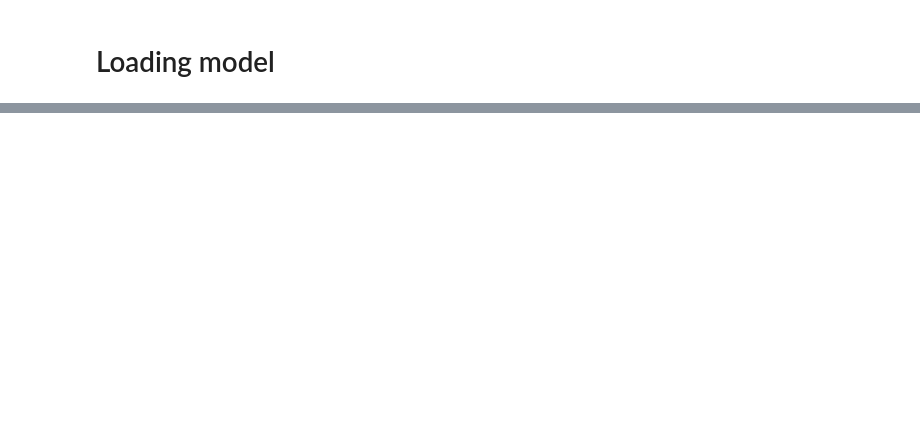
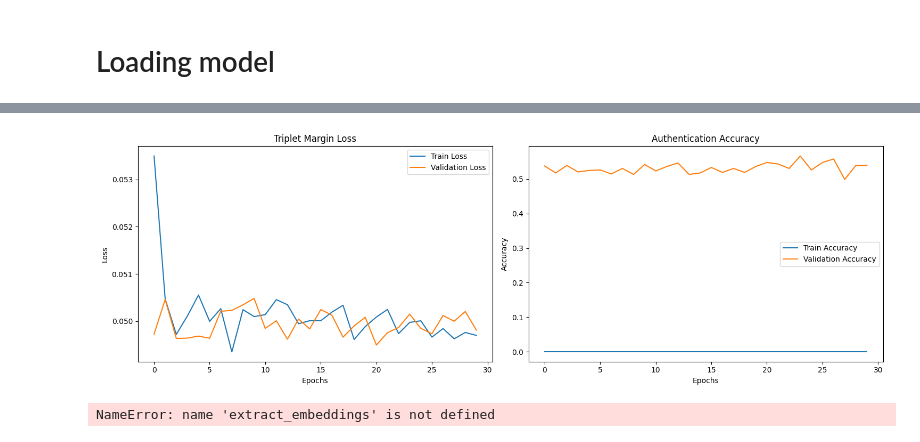
Before and after one commit to KN-Neuron/NeuroGuard-AI, a Jupyter notebook: notebooks/Barbara_Dereń/EEGNet1.ipynb, the cells around one changed output, grey strips where cells are left out. Cells and saved outputs as stored; diff of their text form; code cells hidden in the pictures; blank space fills up the shorter version.

```diff
--- a/notebooks/Barbara_Dereń/EEGNet1.ipynb
+++ b/notebooks/Barbara_Dereń/EEGNet1.ipynb
@@ -298,18 +236,13 @@ num_channels = NUM_OF_ELECTRODES
 num_samples = eeg_df['epoch'].iloc[0].shape[1]
 embedding_size = 32
 # %%
-model = load_model(EEGNet, "/eeg_lib/pipelines/saved_models/eegnet_triplet.pt", num_channels=num_channels, num_samples=num_samples, embedding_size=embedding_size, device="cpu")
+eegnet_model = EEGNet(num_channels, num_samples, embedding_size)
+
+triplet_loss = torch.nn.TripletMarginLoss(margin=0.05)
+eegnet_optimizer = torch.optim.Adam(eegnet_model.parameters(), lr=1e-3)
+
+num_epochs = 30
+eegnet_history = {'train_loss': [], 'val_loss': [], 'train_acc': [], 'val_acc': []}
 # %%
-eegnet_embeddings = []
-user_ids = []
-
-with torch.no_grad():
-    for X, user_id in eegnet_loaders['classification']['test']:
-        embeddings = model(X).cpu().numpy()
-        eegnet_embeddings.append(embeddings)
-        user_ids.append(user_id.numpy())
-
-eegnet_embeddings = np.vstack(eegnet_embeddings)
-user_ids = np.concatenate(user_ids)
-
-plot_embedding_tsne(eegnet_embeddings, user_ids, title="EEGNet Embeddings")
+device = torch.device("cuda" if torch.cuda.is_available() else "cpu")
+eegnet_model = eegnet_model.to(device)
@@ -317,0 +249,2 @@ plot_embedding_tsne(eegnet_embeddings, user_ids, title="EEGNet Embeddings")
+# %%
+eegnet_model.train_eegnet(eegnet_loaders, eegnet_optimizer, device, triplet_loss, eegnet_history, num_epochs)
@@ -317,0 +269,9 @@ plot_embedding_tsne(eegnet_embeddings, user_ids, title="EEGNet Embeddings")
+# %%
+plot_loss_and_accuracy(eegnet_history)
+# %% [output]
+[figure, added]
+# %%
+embeddings_dic = extract_embeddings(eegnet_model, eegnet_loaders, device)
+plot_embeddings(embeddings_dic)
+# %% [output]
+NameError: name 'extract_embeddings' is not defined
```
Also changed, not shown: parts of 9 cells of this notebook, 4 other files.
